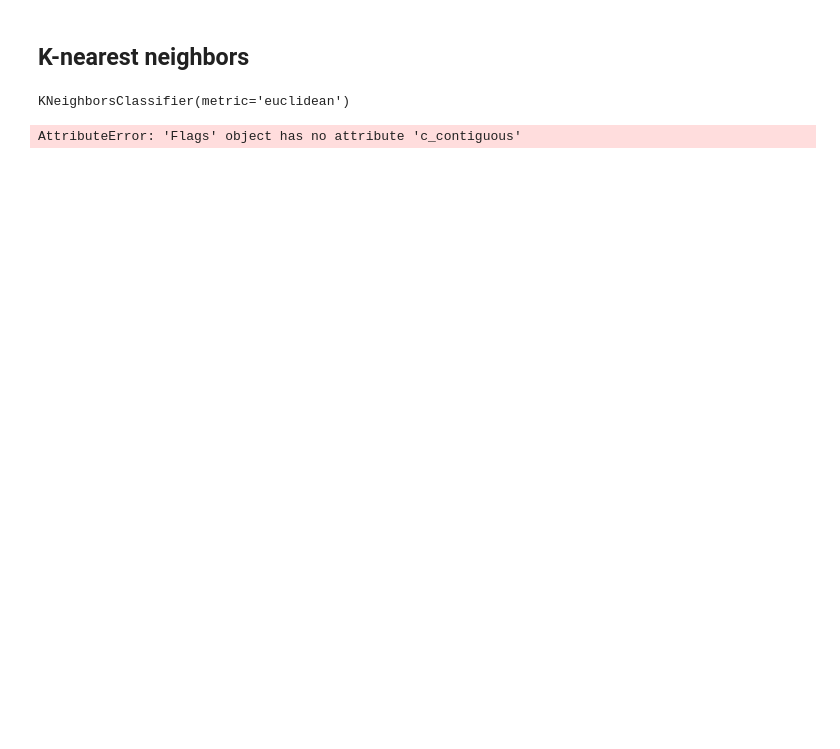
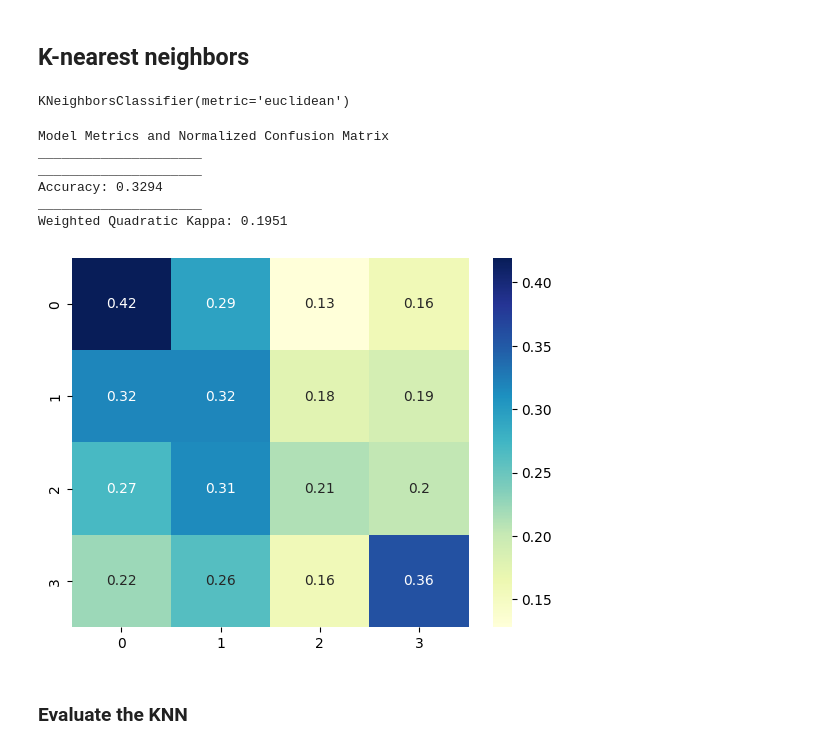
Before and after one commit to LanaCasselmann/ds_capstone_pet_adoptability, a Jupyter notebook: notebooks/KNN_algo.ipynb, the cells around one changed output. Cells and saved outputs as stored; diff of their text form; code cells hidden in the pictures; blank space fills up the shorter version.

Commit message:
KNN error graph

```diff
--- a/notebooks/KNN_algo.ipynb
+++ b/notebooks/KNN_algo.ipynb
@@ -40,13 +40,19 @@ KNeighborsClassifier(metric='euclidean')
 # %%
 # Predict on test set
 y_pred = knn.predict(X_test)
 
-# Print accuracy score
-print("Accuracy:", accuracy_score(y_test, y_pred).round(2))
-#print("Recall:", recall_score(y_test, y_pred).round(2))
-print("-----"*10)
+# Print accuracy score  and weighted Kappa
+our_metrics(y_test, y_pred, normalize=True)
 
 # Print confusion matrix
-sns.heatmap(confusion_matrix(y_test, y_pred), annot=True, cmap='YlGn');
+#sns.heatmap(confusion_matrix(y_test, y_pred), annot=True, cmap='YlGn', fmt='g');
 # %% [output]
-AttributeError: 'Flags' object has no attribute 'c_contiguous'
+Model Metrics and Normalized Confusion Matrix
+_____________________
+_____________________
+Accuracy: 0.3294
+_____________________
+Weighted Quadratic Kappa: 0.1951
+[figure, added]
+# %% [markdown]
+### Evaluate the KNN
```
Also changed, not shown: parts of 11 cells of this notebook.
